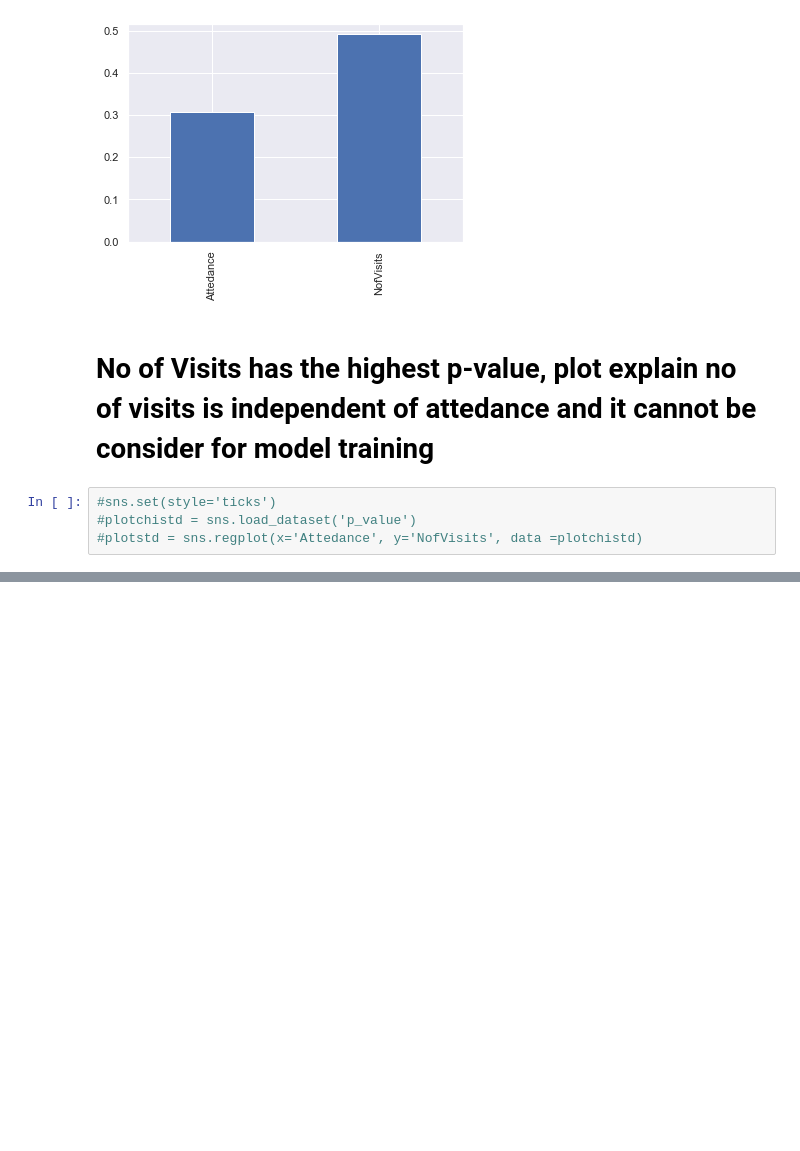
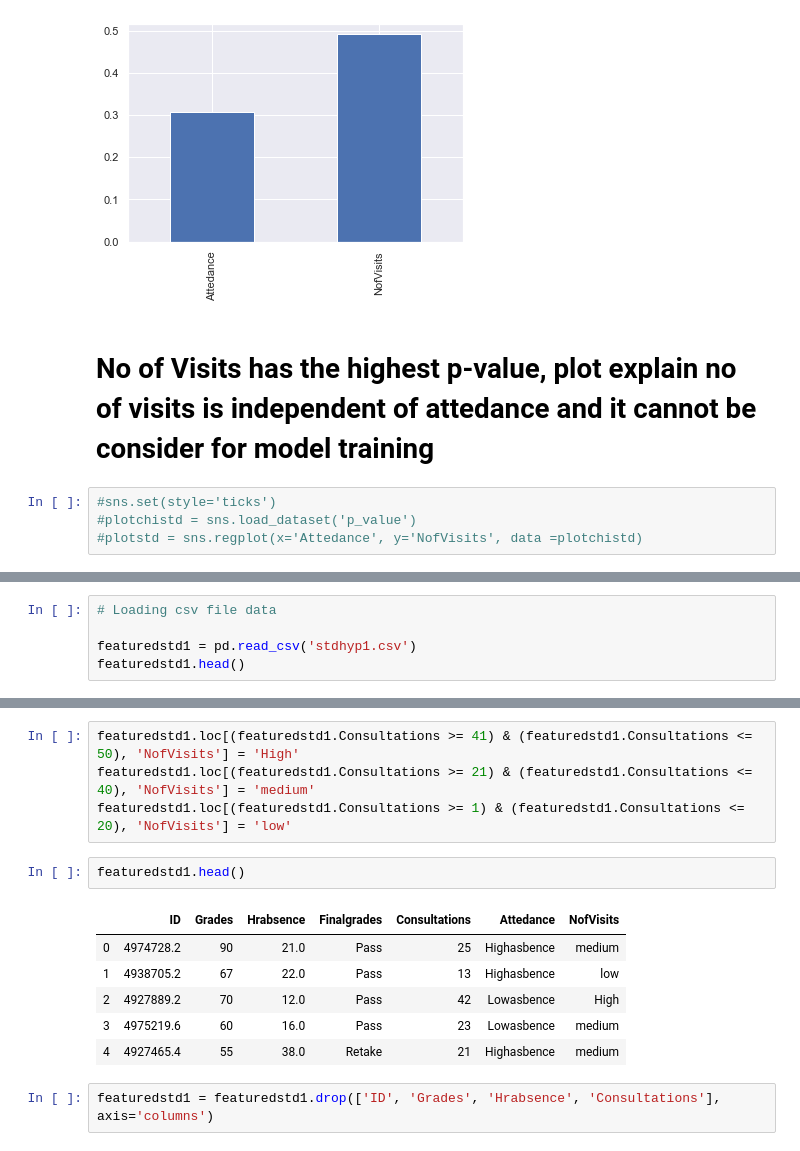
Before and after one commit to bayyaraghu/Usecase, a Jupyter notebook: Untitled4.ipynb, the cells around one changed output, grey strips where cells are left out. Cells and saved outputs as stored; diff of their text form; blank space fills up the shorter version.

Commit message:
contigency table 0.1.2

```diff
--- a/Untitled4.ipynb
+++ b/Untitled4.ipynb
@@ -128,0 +131,5 @@ p_value.plot.bar()
+# %%
+# Loading csv file data
+
+featuredstd1 = pd.read_csv('stdhyp1.csv')
+featuredstd1.head()
@@ -128,0 +143,15 @@ p_value.plot.bar()
+# %%
+featuredstd1.loc[(featuredstd1.Consultations >= 41) & (featuredstd1.Consultations <= 50), 'NofVisits'] = 'High'
+featuredstd1.loc[(featuredstd1.Consultations >= 21) & (featuredstd1.Consultations <= 40), 'NofVisits'] = 'medium'
+featuredstd1.loc[(featuredstd1.Consultations >= 1) & (featuredstd1.Consultations <= 20), 'NofVisits'] = 'low'
+# %%
+featuredstd1.head()
+# %% [output]
+|  | ID | Grades | Hrabsence | Finalgrades | Consultations | Attedance | NofVisits |
+| 0 | 4974728.2 | 90 | 21.0 | Pass | 25 | Highasbence | medium |
+| 1 | 4938705.2 | 67 | 22.0 | Pass | 13 | Highasbence | low |
+| 2 | 4927889.2 | 70 | 12.0 | Pass | 42 | Lowasbence | High |
+| 3 | 4975219.6 | 60 | 16.0 | Pass | 23 | Lowasbence | medium |
+| 4 | 4927465.4 | 55 | 38.0 | Retake | 21 | Highasbence | medium |
+# %%
+featuredstd1 = featuredstd1.drop(['ID', 'Grades', 'Hrabsence', 'Consultations'], axis='columns')
```
Also changed, not shown: parts of 9 cells of this notebook.
